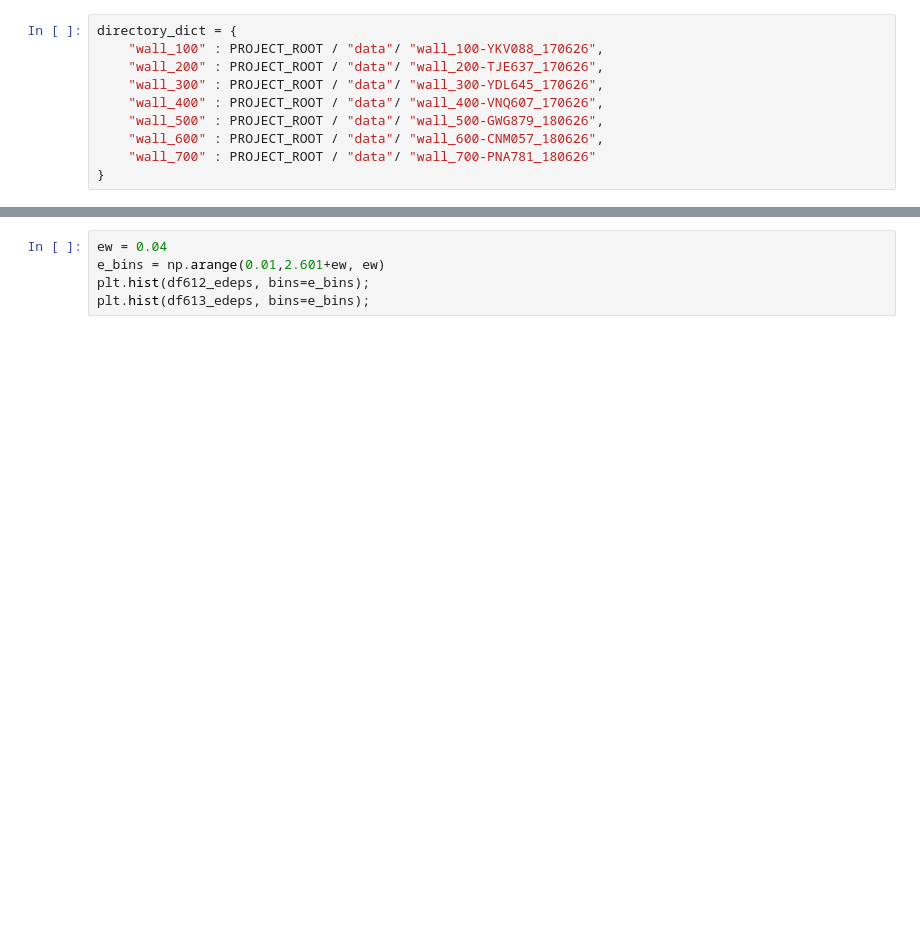
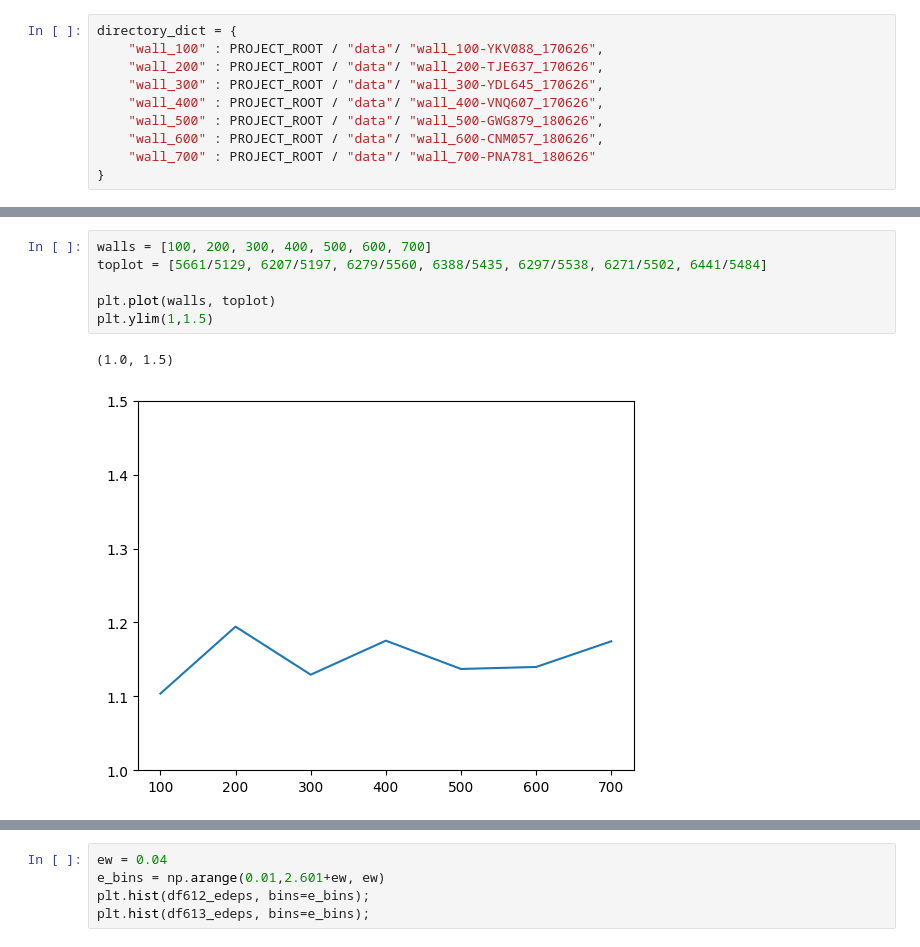
Before and after one commit to nhargy/ND-Calibration, a Jupyter notebook: analysis/notebooks/01_Scratchpad.ipynb, the cells around one changed output, grey strips where cells are left out. Cells and saved outputs as stored; diff of their text form; blank space fills up the shorter version.

```diff
--- a/analysis/notebooks/01_Scratchpad.ipynb
+++ b/analysis/notebooks/01_Scratchpad.ipynb
@@ -47,3 +78,12 @@ for entry in os.scandir(directory):
+# %%
+walls = [100, 200, 300, 400, 500, 600, 700]
+toplot = [5661/5129, 6207/5197, 6279/5560, 6388/5435, 6297/5538, 6271/5502, 6441/5484]
+
+plt.plot(walls, toplot)
+plt.ylim(1,1.5)
+# %% [output]
+(1.0, 1.5)
+[figure, added]
 # %%
 sum_612 = np.round(np.sum(df612_edeps),3)
 sum_613 = np.round(np.sum(df613_edeps),3)
```
Also changed, not shown: parts of 5 cells of this notebook, 6 other files.
